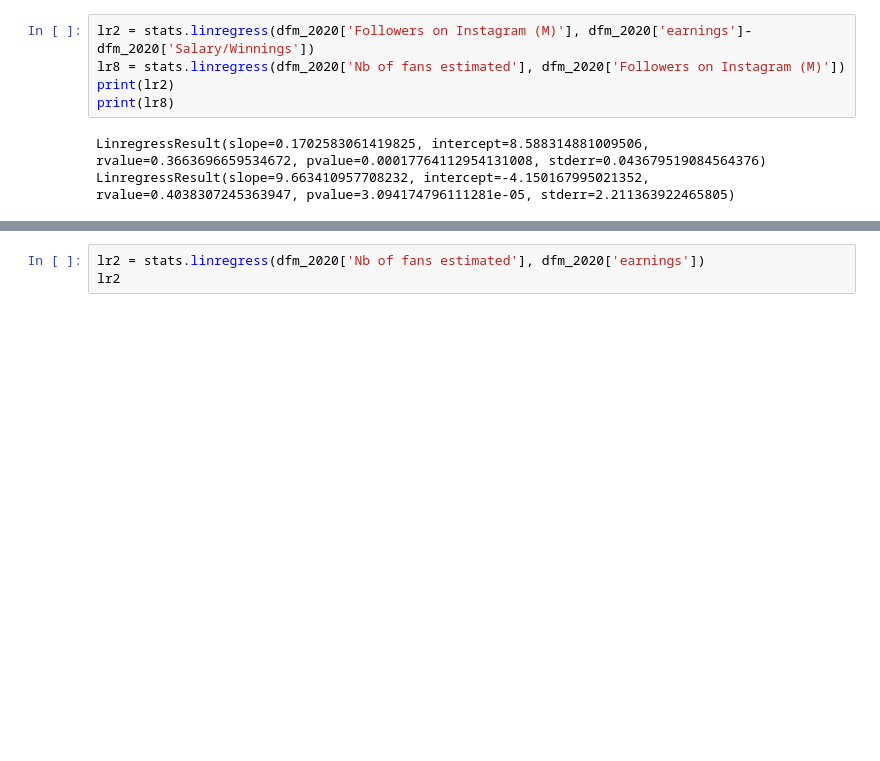
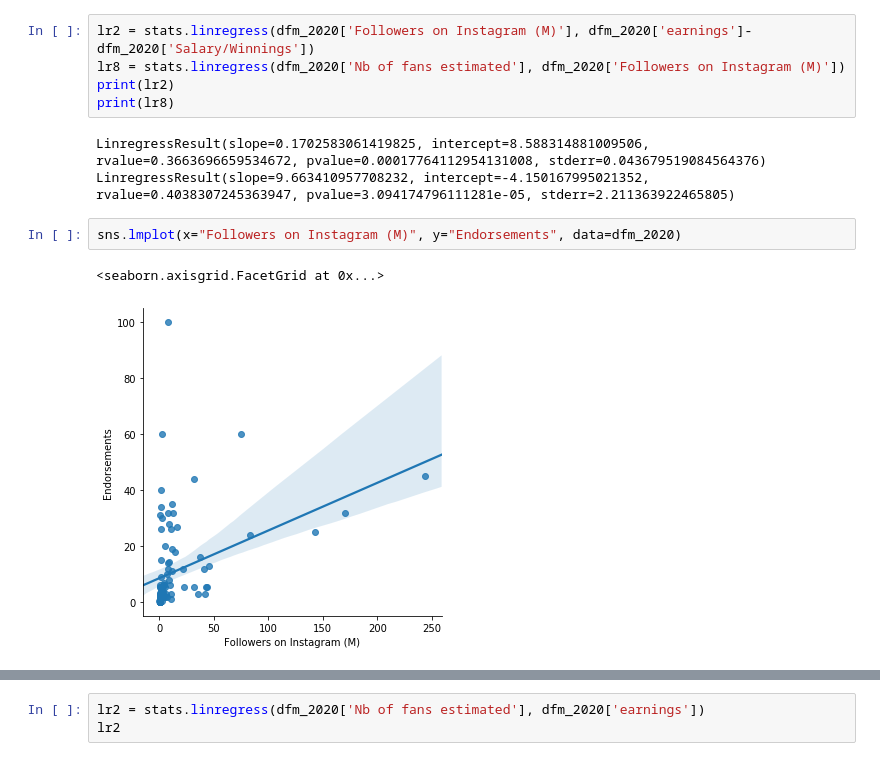
Before and after one commit to ClemenceMillet/Projet_Sportifs, a Jupyter notebook: Sportifs_Forbes (1).ipynb, the cells around one changed output, grey strips where cells are left out. Saved outputs shown, nothing was run; the diff lists cells and outputs as text; blank space fills up the shorter version.

```diff
--- a/Sportifs_Forbes (1).ipynb
+++ b/Sportifs_Forbes (1).ipynb
@@ -532,3 +558,8 @@ print(lr8)
 # %% [output]
 LinregressResult(slope=0.1702583061419825, intercept=8.588314881009506, rvalue=0.3663696659534672, pvalue=0.00017764112954131008, stderr=0.043679519084564376)
 LinregressResult(slope=9.663410957708232, intercept=-4.150167995021352, rvalue=0.4038307245363947, pvalue=3.094174796111281e-05, stderr=2.211363922465805)
+# %%
+sns.lmplot(x="Followers on Instagram (M)", y="Endorsements", data=dfm_2020)
+# %% [output]
+<seaborn.axisgrid.FacetGrid at 0x...>
+[figure, added]
```
Also changed, not shown: parts of 25 cells of this notebook.
